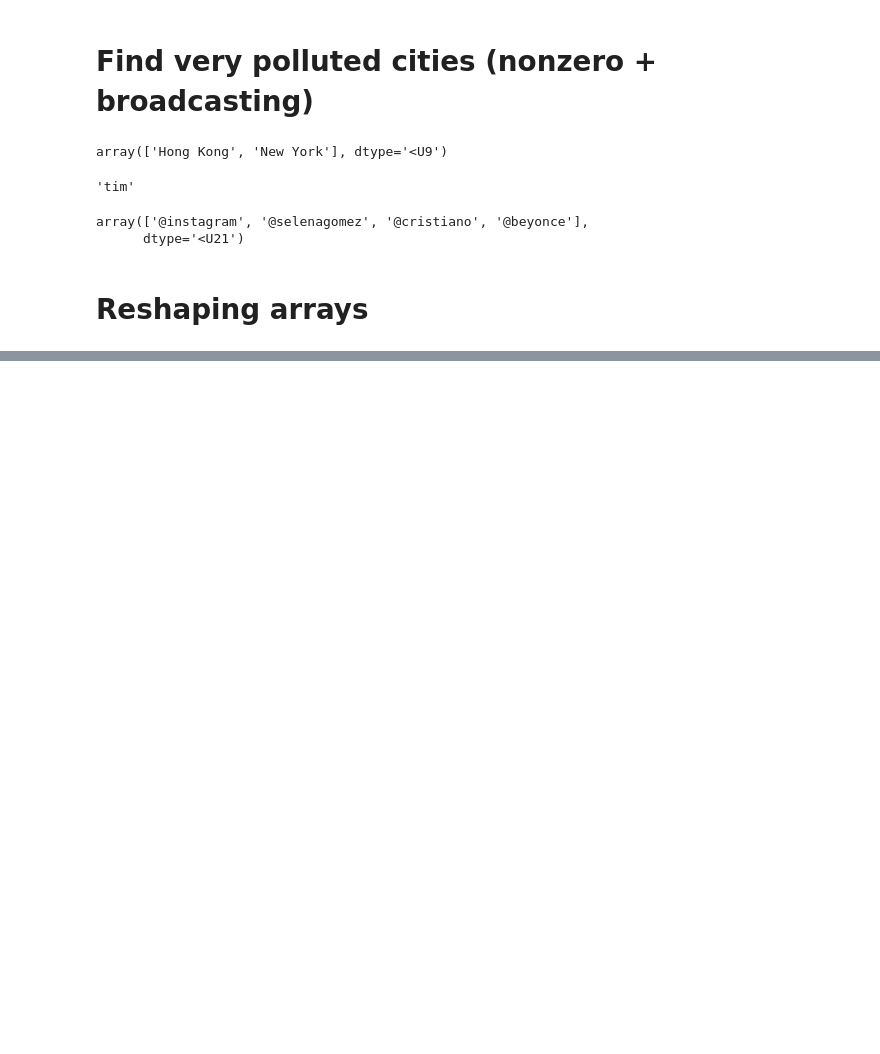
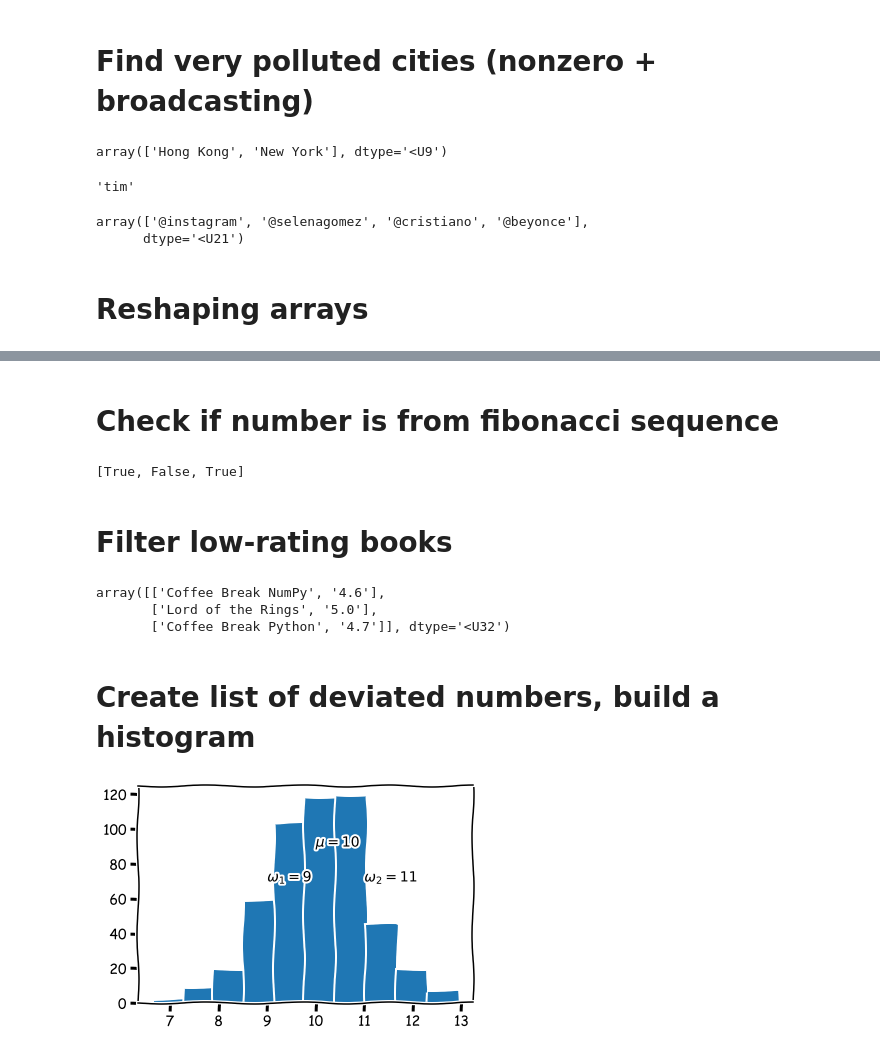
Before and after one commit to genndy007/python-oneliners, a Jupyter notebook: numpy-tricks.ipynb, the cells around one changed output, grey strips where cells are left out. Cells and saved outputs as stored; diff of their text form; code cells hidden in the pictures; blank space fills up the shorter version.

Commit message:
Add fibonacci calculation of Nechai task

```diff
--- a/numpy-tricks.ipynb
+++ b/numpy-tricks.ipynb
@@ -198,0 +222,58 @@ array([2.5, 3.5, 4.5])
+# %% [markdown]
+# Check if number is from fibonacci sequence
+# %%
+def is_fib(number, el1=0, el2=1):
+    if number == el1 or number == el2:
+        return True
+    elif number > el2:
+        return is_fib(number, el2, el1+el2)
+    return False
+
+# is_fib(8)
+
+is_fibl = lambda num, a=0, b=1: True if num == a or num == b else (is_fibl(num, b, a+b) if num > b else False)
+# usage: is_fibl(13)
+
+is_arr_fibl = lambda arr: [is_fibl(num) for num in arr]
+# usage: is_arr_fibl([1, 10, 13])
+# %% [output]
+[True, False, True]
+# %% [markdown]
+# Filter low-rating books
+# %%
+bs = np.array([
+    ['Coffee Break NumPy', 4.6],
+    ['Lord of the Rings', 5.0],
+    ['Harry Potter', 4.3],
+    ['Winnie-the-Pooh', 3.9],
+    ['The Clown of God', 2.2],
+    ['Coffee Break Python', 4.7],
+])
+
+filter_books = lambda books, min_rate: [book for book in books if float(book[1]) > min_rate]
+
+predict_bestsellers = lambda books, min_rate: books[books[:,1].astype(float) > min_rate]
+
+# filter_books(bs, 4.5)
+predict_bestsellers(bs, 4.5)
+# %% [output]
+array([['Coffee Break NumPy', '4.6'],
+       ['Lord of the Rings', '5.0'],
+       ['Coffee Break Python', '4.7']], dtype='<U32')
+# %% [markdown]
+# Create list of deviated numbers, build a histogram
+# %%
+import matplotlib.pyplot as plt
+
+seq = np.random.normal(10, 1, 500)
+
+
+plt.xkcd()
+plt.hist(seq)
+
+plt.annotate(r'$\omega_1=9$', (9,70))
+plt.annotate(r"$\omega_2=11$", (11, 70))
+plt.annotate(r"$\mu=10$", (10, 90))
+plt.show()
+# %% [output]
+[figure, added]
```
Also changed, not shown: parts of 5 cells of this notebook.
